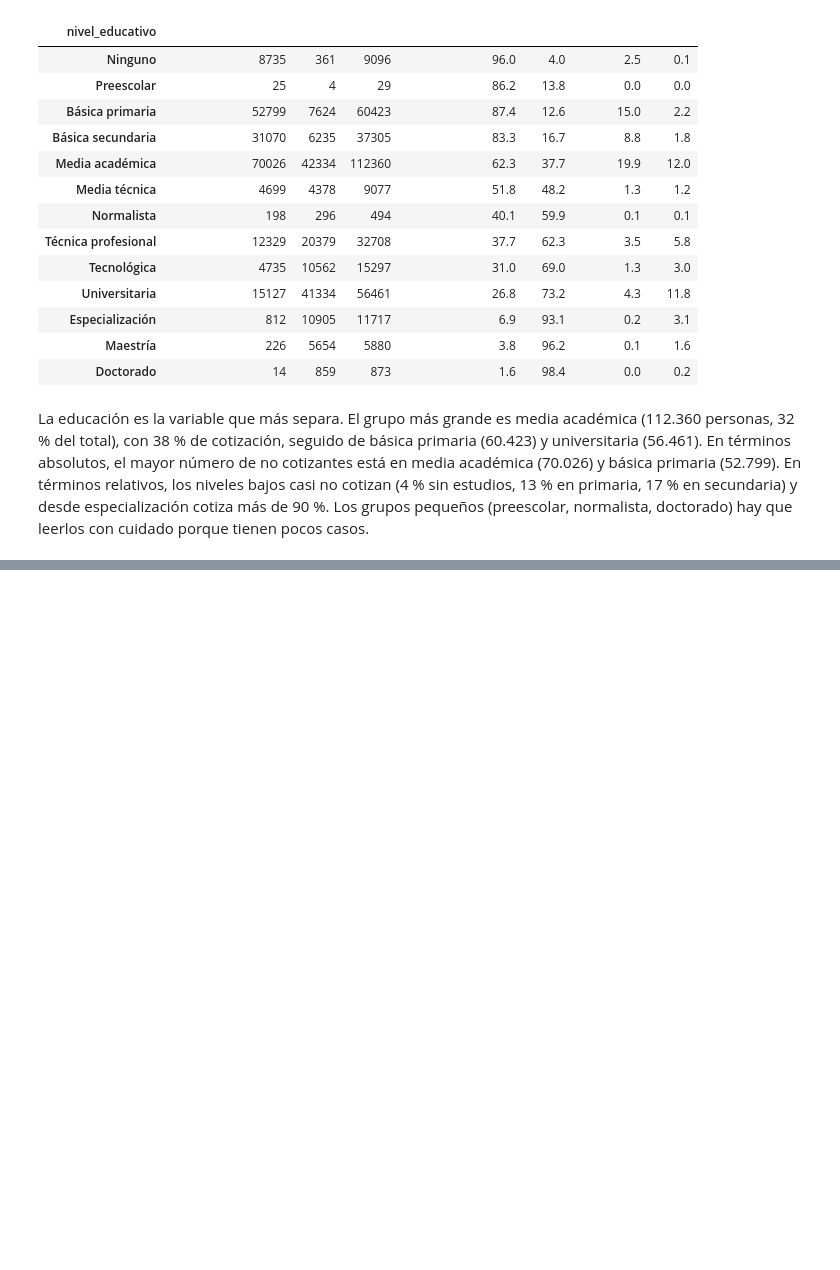
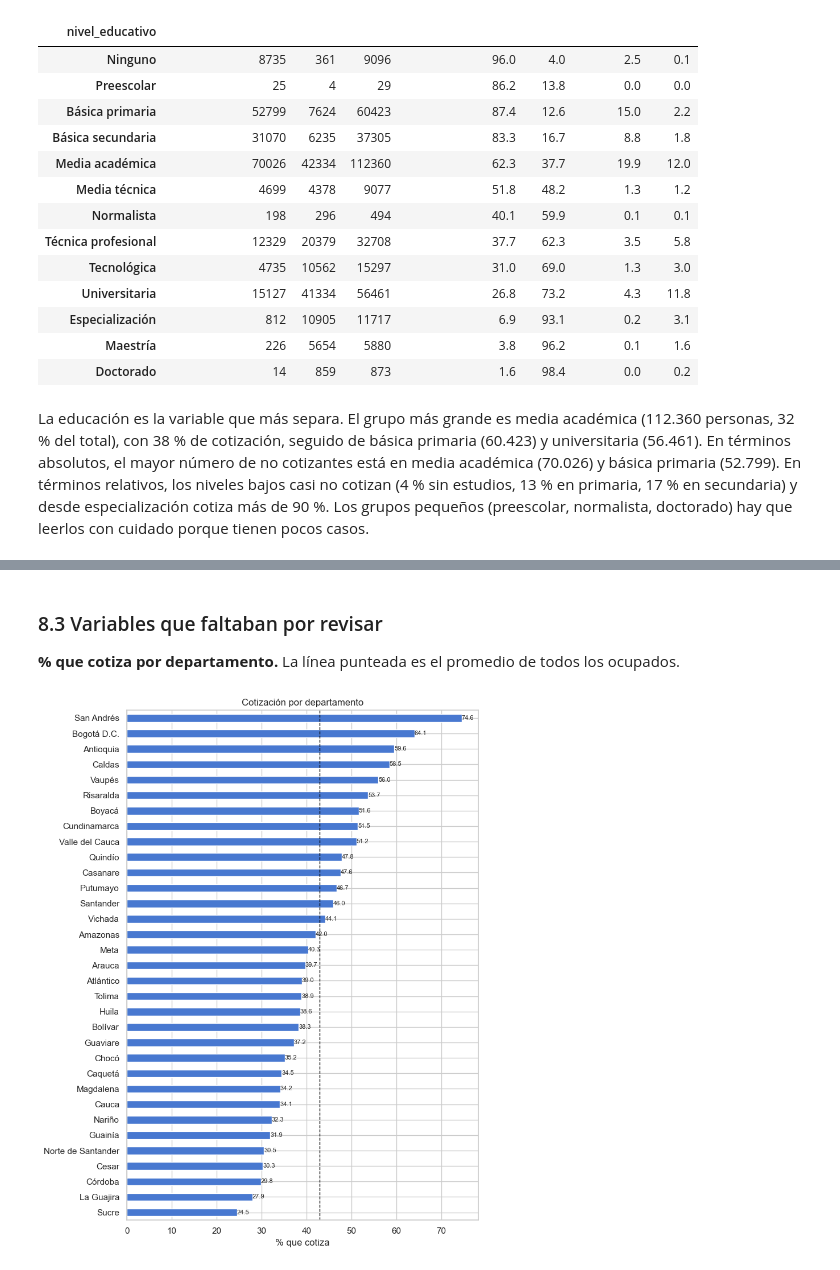
Before and after one commit to BAMUNOZ91/proyecto_1_esp_data_science_ia, a Jupyter notebook: 01_preparacion_eda.ipynb, the cells around one changed output, grey strips where cells are left out. Cells and saved outputs as stored; diff of their text form; code cells hidden in the pictures; blank space fills up the shorter version.

```diff
--- a/01_preparacion_eda.ipynb
+++ b/01_preparacion_eda.ipynb
@@ -845,0 +967,16 @@ La educación es la variable que más separa. El grupo más grande es media acad
+# %% [markdown]
+### 8.3 Variables que faltaban por revisar
+
+**% que cotiza por departamento.** La línea punteada es el promedio de todos los ocupados.
+# %%
+por_depto = (df.groupby('departamento')['cotiza_pension'].mean() * 100).sort_values()
+ax = por_depto.plot(kind='barh', figsize=(8, 10))
+ax.axvline(df['cotiza_pension'].mean() * 100, color='black', linestyle='--', linewidth=1)
+ax.bar_label(ax.containers[0], fmt='%.1f', fontsize=8)
+plt.xlabel('% que cotiza')
+plt.ylabel('')
+plt.title('Cotización por departamento')
+plt.tight_layout()
+plt.show()
+# %% [output]
+[figure, added]
```
Also changed, not shown: parts of 50 cells of this notebook.
